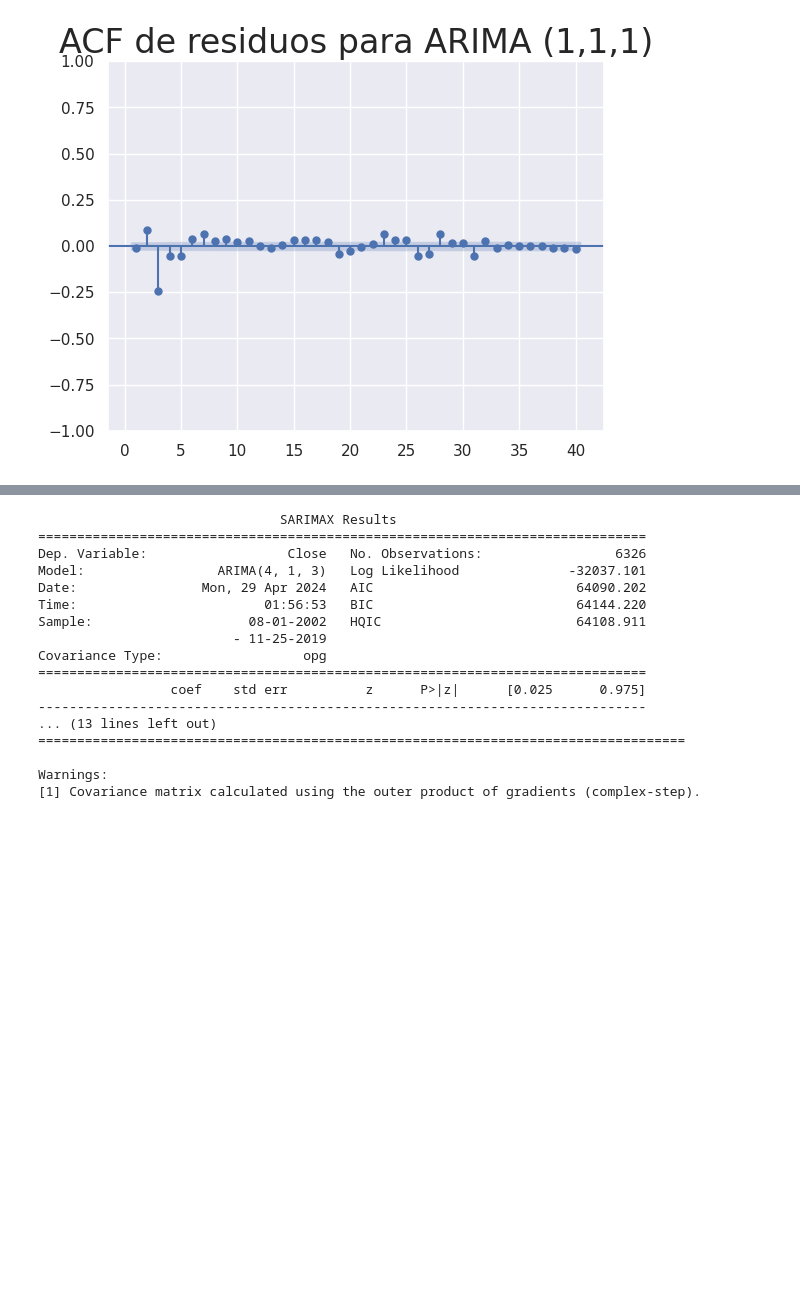
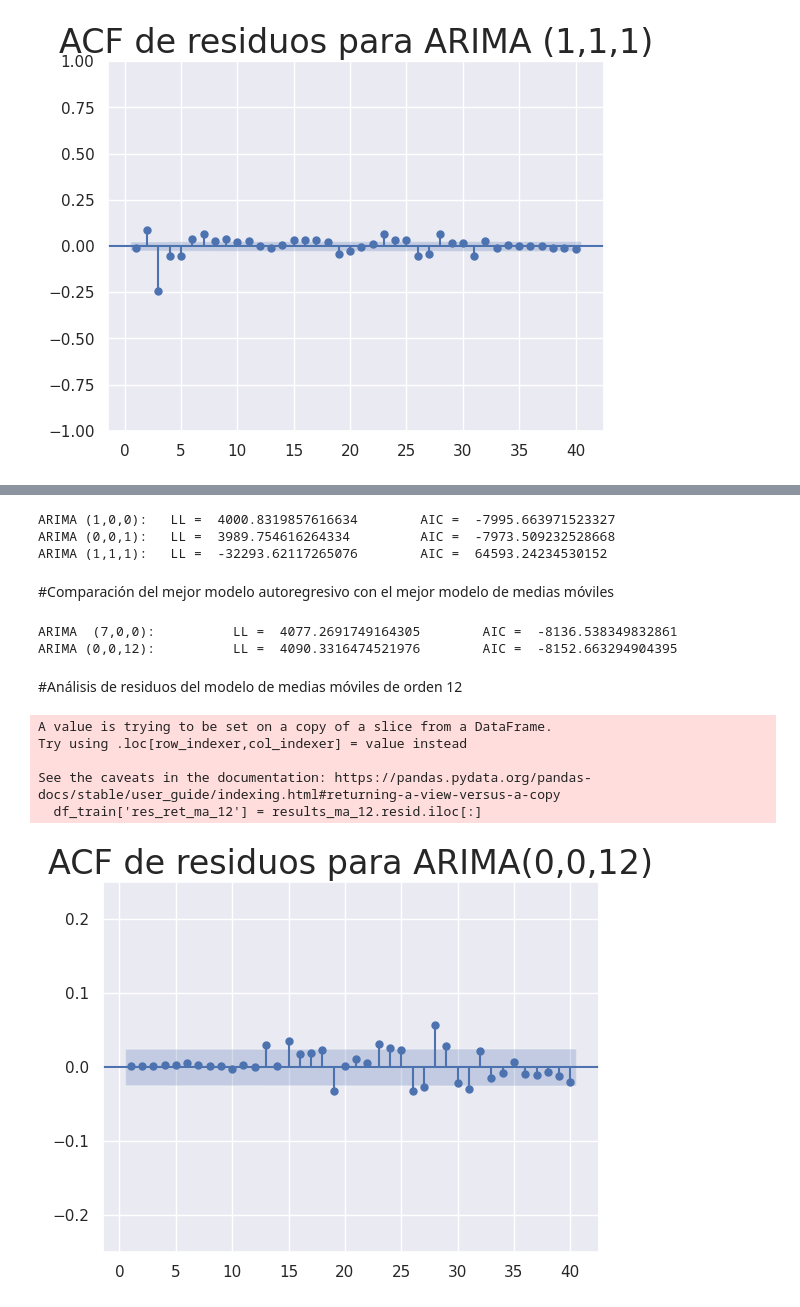
Before and after one commit to CristianNac/Prediccion-Fondo-E-AFP-Habitat, a Jupyter notebook: Prediccion_E_Habitat.ipynb, the cells around one changed output, grey strips where cells are left out. Saved outputs shown, nothing was run; the diff lists cells and outputs as text; code cells hidden in the pictures; blank space fills up the shorter version.

Commit message:
Se añadieron nuevos modelos y se analizaron los residuos del mejor

```diff
--- a/Prediccion_E_Habitat.ipynb
+++ b/Prediccion_E_Habitat.ipynb
@@ -790,22 +572,36 @@ Warnings:
-# %%
-model_ar_4_i_1_ma_3 = ARIMA(df_train.Close, order= (4,1,3))     #Problemas con este modelo por lo que se considerarán los anteriores.
-results_ar_4_i_1_ma_3 = model_ar_4_i_1_ma_3.fit()
-print(results_ar_4_i_1_ma_3.summary())
-# %% [output]
-                               SARIMAX Results
-==============================================================================
-Dep. Variable:                  Close   No. Observations:                 6326
-Model:                 ARIMA(4, 1, 3)   Log Likelihood              -32037.101
-Date:                Mon, 29 Apr 2024   AIC                          64090.202
-Time:                        01:56:53   BIC                          64144.220
-Sample:                    08-01-2002   HQIC                         64108.911
-                         - 11-25-2019
-Covariance Type:                  opg
-==============================================================================
-                 coef    std err          z      P>|z|      [0.025      0.975]
-------------------------------------------------------------------------------
-... (13 lines left out)
-===================================================================================
-
-Warnings:
-[1] Covariance matrix calculated using the outer product of gradients (complex-step).
+# %%
+print("ARIMA (1,0,0): \t LL = ", results_ar_1.llf, "\t AIC = ", results_ar_1.aic) # modelo autoregresivo
+print("ARIMA (0,0,1): \t LL = ", results_ma_1.llf, "\t AIC = ", results_ma_1.aic) #modelo medias móviles
+print("ARIMA (1,1,1): \t LL = ", results_ar_1_i_1_ma_1.llf, "\t AIC = ", results_ar_1_i_1_ma_1.aic) #Modelo ARIMA
+
+#De acuerdo a la información obtenida comparando los modelos más básicos de AR, MA y ARIMA, aumentar la complejidad del modelo
+#no significa un mejor modelo, ya que el modelo autoregresivo poseen el valor de LL más alto y el valor AIC más bajo, por lo que nos quedaremos con estos métodos.
+# %% [output]
+ARIMA (1,0,0):   LL =  4000.8319857616634        AIC =  -7995.663971523327
+ARIMA (0,0,1):   LL =  3989.754616264334         AIC =  -7973.509232528668
+ARIMA (1,1,1):   LL =  -32293.62117265076        AIC =  64593.24234530152
+# %% [markdown]
+#Comparación del mejor modelo autoregresivo con el mejor modelo de medias móviles
+# %%
+print("ARIMA  (7,0,0): \t LL = ", results_ar_7.llf,  "\t AIC = ", results_ar_7.aic) # modelo autoregresivo
+print("ARIMA (0,0,12): \t LL = ", results_ma_12.llf, "\t AIC = ", results_ma_12.aic) #modelo medias móviles
+
+#El mejor modelo al parecer es el de medias móviles que considera 12 retrasos
+# %% [output]
+ARIMA  (7,0,0):          LL =  4077.2691749164305        AIC =  -8136.538349832861
+ARIMA (0,0,12):          LL =  4090.3316474521976        AIC =  -8152.663294904395
+# %% [markdown]
+#Análisis de residuos del modelo de medias móviles de orden 12
+# %%
+df_train['res_ret_ma_12'] = results_ma_12.resid.iloc[:]
+sgt.plot_acf(df_train.res_ret_ma_12[1:], zero = False, lags = 40)
+plt.title("ACF de residuos para ARIMA(0,0,12)", size = 24)
+plt.ylim(-0.25,0.25)
+plt.show()
+# %% [output]
+A value is trying to be set on a copy of a slice from a DataFrame.
+Try using .loc[row_indexer,col_indexer] = value instead
+
+See the caveats in the documentation: https://pandas.pydata.org/pandas-docs/stable/user_guide/indexing.html#returning-a-view-versus-a-copy
+  df_train['res_ret_ma_12'] = results_ma_12.resid.iloc[:]
+[figure, added]
```
Also changed, not shown: parts of 36 cells of this notebook.
